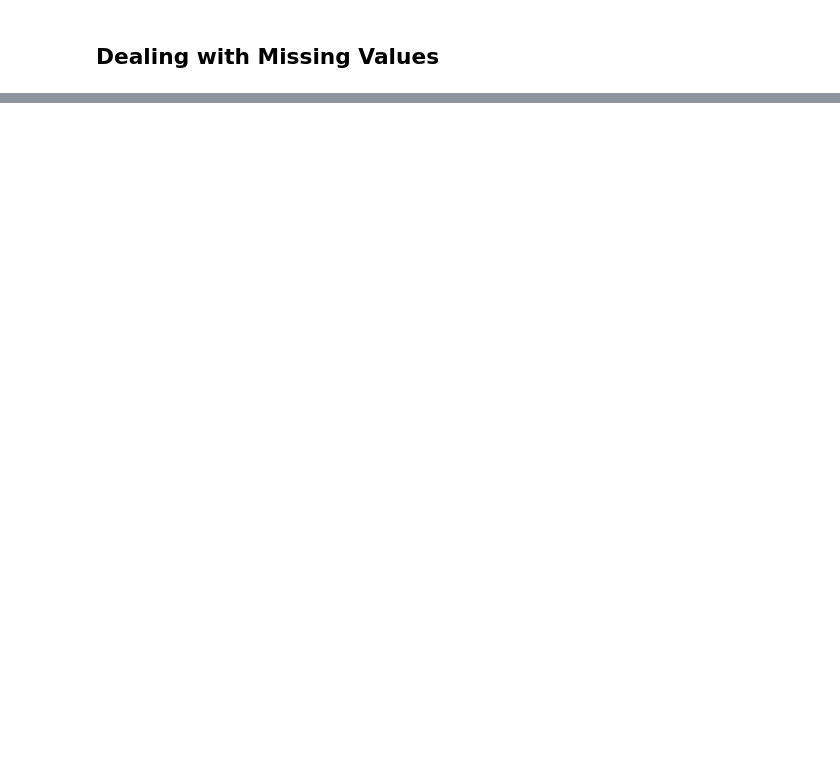
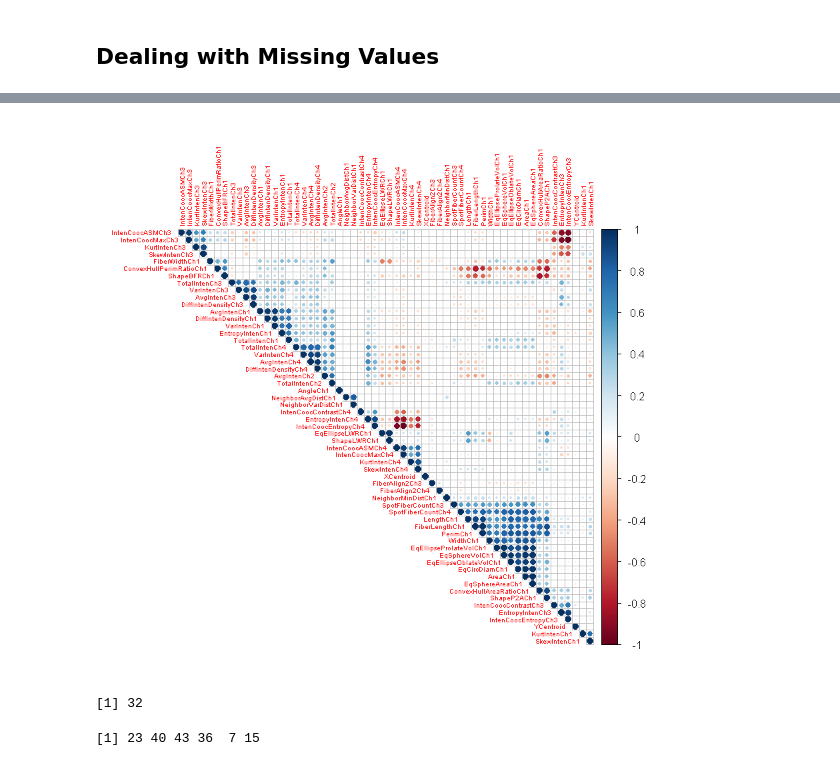
Before and after one commit to Randallzoeng/BookClub, a Jupyter notebook: AppliedPredictiveModeling/3.1. Case Study Cell Segmentation in High-Content Screening.ipynb, the cells around one changed output, grey strips where cells are left out. Cells and saved outputs as stored; diff of their text form; code cells hidden in the pictures; blank space fills up the shorter version.

```diff
--- a/AppliedPredictiveModeling/3.1. Case Study Cell Segmentation in High-Content Screening.ipynb
+++ b/AppliedPredictiveModeling/3.1. Case Study Cell Segmentation in High-Content Screening.ipynb
@@ -65,0 +82,12 @@ The following objects are masked from ‘package:psych’:
+# %%
+library(AppliedPredictiveModeling)
+data(segmentationOriginal)
+segData <- subset(segmentationOriginal,Case=="Train")
+cellID <- segData$Cell
+class <- segData$Class
+case <- segData$Case
+segData <- segData[,-(1:3)]
+# %%
+statusColNum <- grep("Status",names(segData))
+statusColNum
+segData <- segData[,-statusColNum]
@@ -65,0 +201,4 @@ The following objects are masked from ‘package:psych’:
+# %%
+correlations <- cor(segData)
+dim(correlations)
+correlations[1:4,1:4]
@@ -65,0 +212,13 @@ The following objects are masked from ‘package:psych’:
+# %%
+library(corrplot)
+corrplot(correlations,type="upper",order="hclust",tl.cex = 0.5)
+# %% [output]
+[figure, added]
+# %%
+highCorr <- findCorrelation(correlations,cutoff = .75)
+length(highCorr)
+head(highCorr)
+filteredSegData <- segData[,-highCorr]
+# %% [output]
+[1] 32
+[1] 23 40 43 36  7 15
```
Also changed, not shown: parts of 20 cells of this notebook.
